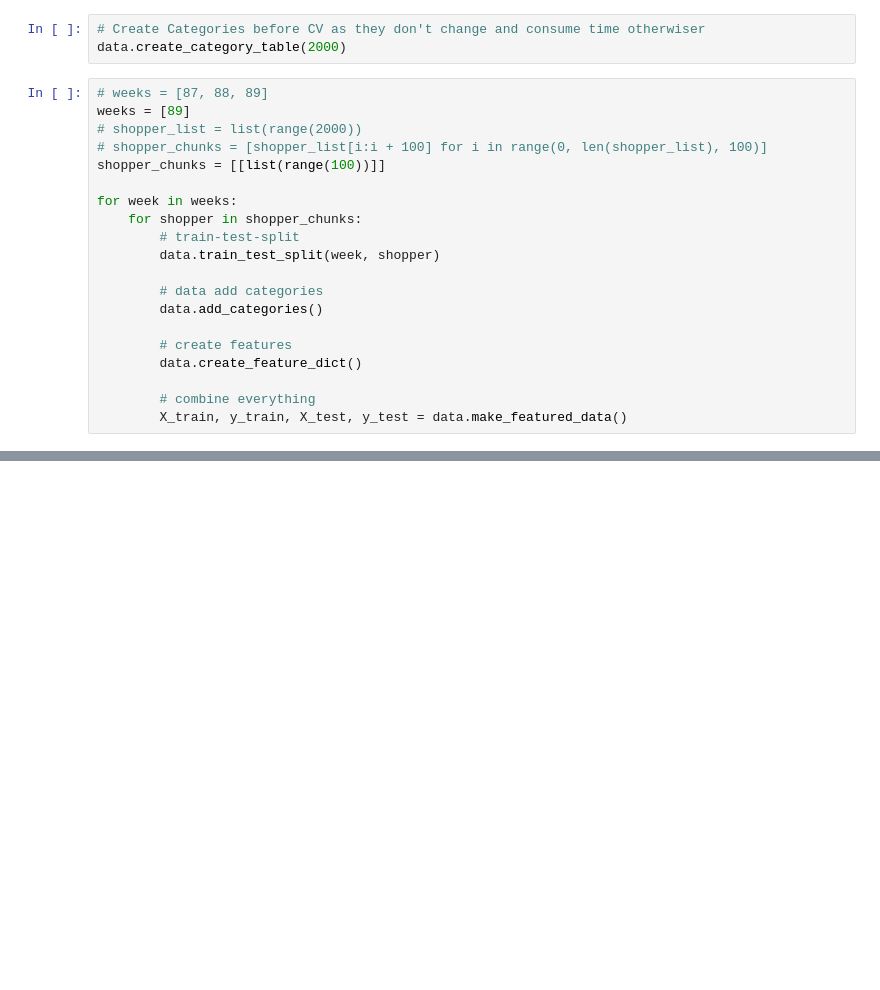
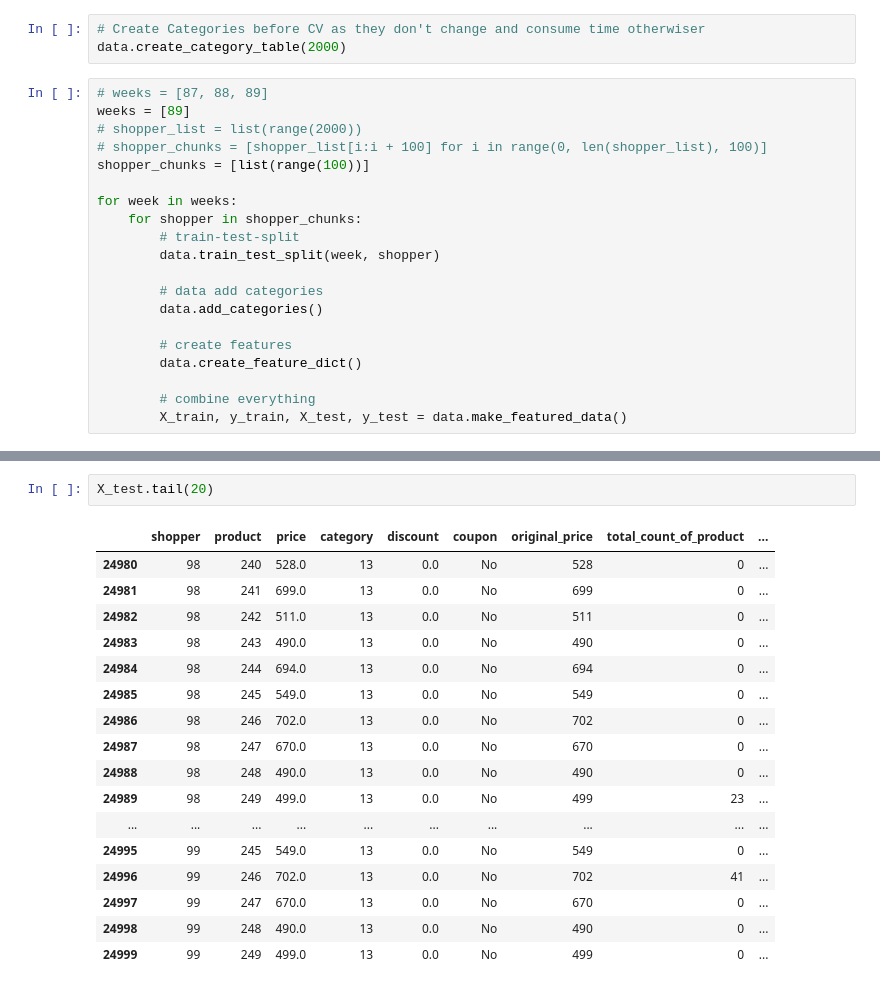
Before and after one commit to uhdang/mlim_group_3_final_assignment, a Jupyter notebook: project/train_cv.ipynb, the cells around one changed output, grey strips where cells are left out. Drawn from its saved outputs; the diff is of its cells as text; blank space fills up the shorter version.

```diff
--- a/project/train_cv.ipynb
+++ b/project/train_cv.ipynb
@@ -16,7 +37,7 @@ data.create_category_table(2000)
 weeks = [89]
 # shopper_list = list(range(2000))
 # shopper_chunks = [shopper_list[i:i + 100] for i in range(0, len(shopper_list), 100)]
-shopper_chunks = [[list(range(100))]]
+shopper_chunks = [list(range(100))]
 
 for week in weeks:
     for shopper in shopper_chunks:
@@ -51,0 +87,20 @@ See the caveats in the documentation: https://pandas.pydata.org/pandas-docs/stab
+# %%
+X_test.tail(20)
+# %% [output]
+|  | shopper | product | price | category | discount | coupon | original_price | total_count_of_product | ... |
+| 24980 | 98 | 240 | 528.0 | 13 | 0.0 | No | 528 | 0 | ... |
+| 24981 | 98 | 241 | 699.0 | 13 | 0.0 | No | 699 | 0 | ... |
+| 24982 | 98 | 242 | 511.0 | 13 | 0.0 | No | 511 | 0 | ... |
+| 24983 | 98 | 243 | 490.0 | 13 | 0.0 | No | 490 | 0 | ... |
+| 24984 | 98 | 244 | 694.0 | 13 | 0.0 | No | 694 | 0 | ... |
+| 24985 | 98 | 245 | 549.0 | 13 | 0.0 | No | 549 | 0 | ... |
+| 24986 | 98 | 246 | 702.0 | 13 | 0.0 | No | 702 | 0 | ... |
+| 24987 | 98 | 247 | 670.0 | 13 | 0.0 | No | 670 | 0 | ... |
+| 24988 | 98 | 248 | 490.0 | 13 | 0.0 | No | 490 | 0 | ... |
+| 24989 | 98 | 249 | 499.0 | 13 | 0.0 | No | 499 | 23 | ... |
+| ... | ... | ... | ... | ... | ... | ... | ... | ... | ... |
+| 24995 | 99 | 245 | 549.0 | 13 | 0.0 | No | 549 | 0 | ... |
+| 24996 | 99 | 246 | 702.0 | 13 | 0.0 | No | 702 | 41 | ... |
+| 24997 | 99 | 247 | 670.0 | 13 | 0.0 | No | 670 | 0 | ... |
+| 24998 | 99 | 248 | 490.0 | 13 | 0.0 | No | 490 | 0 | ... |
+| 24999 | 99 | 249 | 499.0 | 13 | 0.0 | No | 499 | 0 | ... |
```
Also changed, not shown: parts of 11 cells of this notebook.
